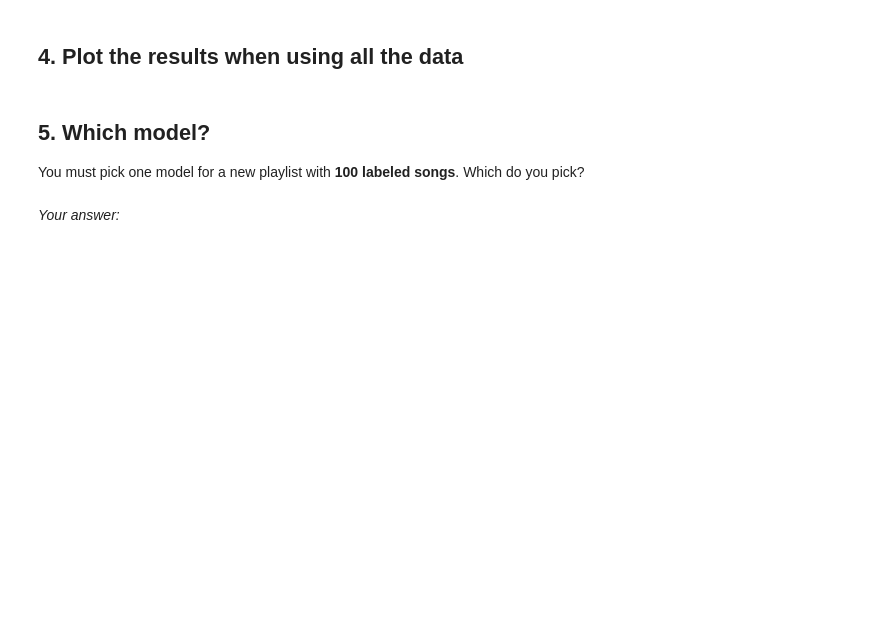
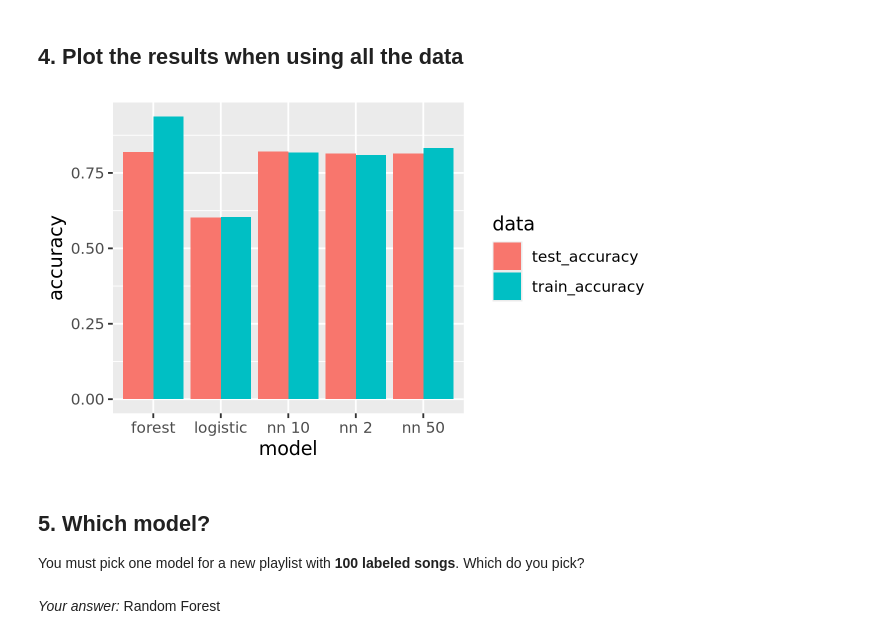
Before and after one commit to kokwunze/codespace, a Jupyter notebook: exercises/16-nn-exercise.ipynb, the cells around one changed output. Drawn from its saved outputs; the diff is of its cells as text; code cells hidden in the pictures; blank space fills up the shorter version.

```diff
--- a/exercises/16-nn-exercise.ipynb
+++ b/exercises/16-nn-exercise.ipynb
@@ -117,9 +189,21 @@ Run `compare_models()` again, with all of `train` (about 5,500 songs).
 ## 4. Plot the results when using all the data
 # %%
 # Chart code goes here
+
+results_full |>
+    pivot_longer(
+        cols=c(train_accuracy, test_accuracy),
+        names_to='data',
+        values_to='accuracy',
+) |>
+ggplot(aes(x=model, y=accuracy, fill=data))+
+    geom_col(position='dodge')
+# %% [output]
+[figure, added]
 # %% [markdown]
 ## 5. Which model?
 
 You must pick one model for a new playlist with **100 labeled songs**. Which do you pick?
 # %% [markdown]
 *Your answer:*
+Random Forest
```
Also changed, not shown: parts of 6 cells of this notebook.
